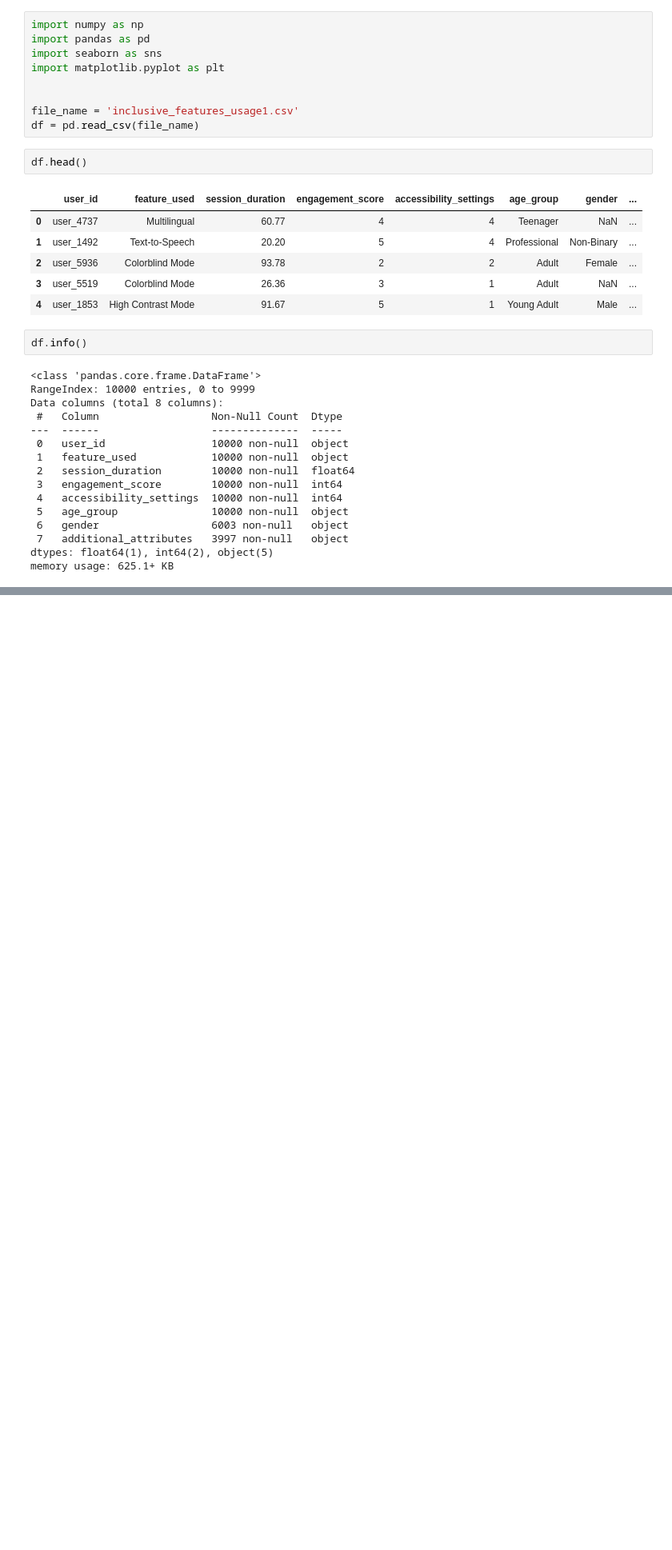
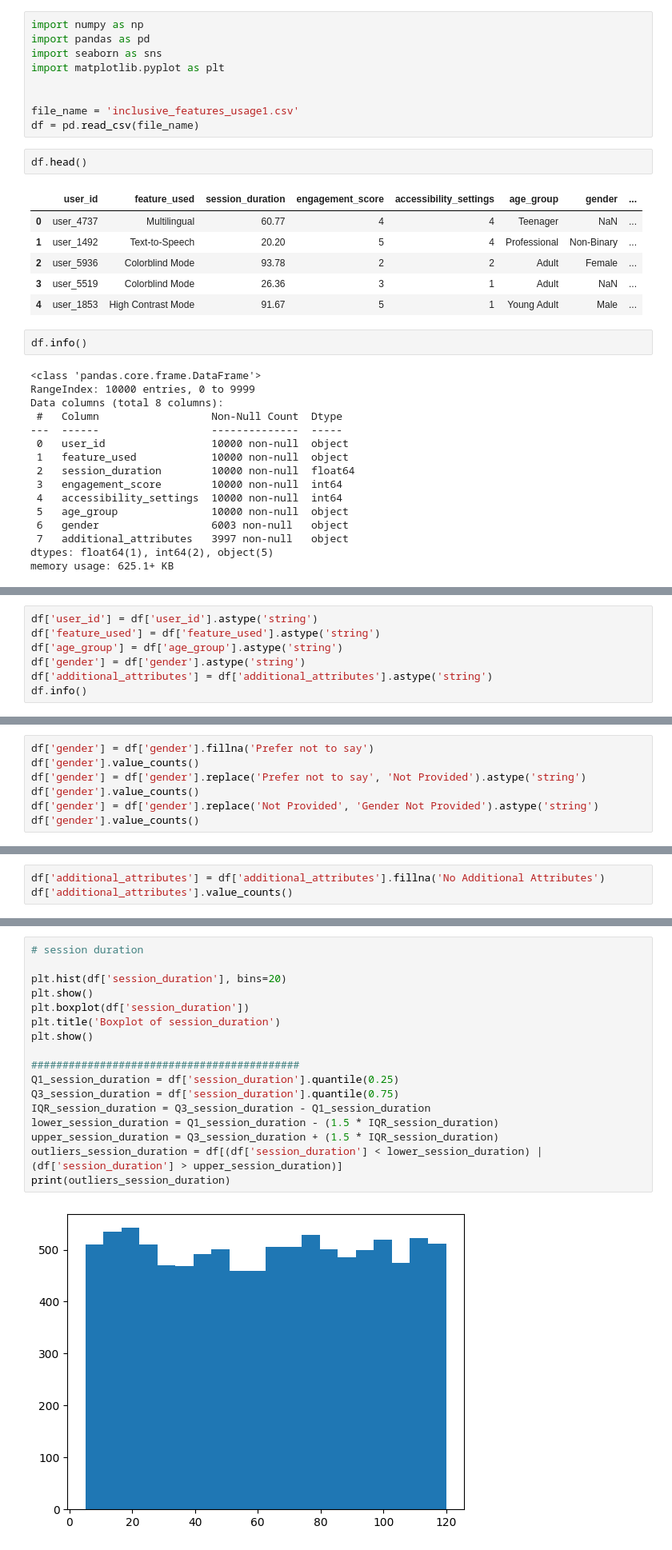
Before and after one commit to adesina923/HackDiversityDataInterviewChallenge-AdesinaAdeniran, a Jupyter notebook: AA_Hack_Diversity_Data_Interview_Product_Inclusion_Analysis_Challenge.ipynb, the cells around one changed output, grey strips where cells are left out. Shown: that part at 80% size. Cells and saved outputs as stored; diff of their text form; blank space fills up the shorter version.

```diff
--- a/AA_Hack_Diversity_Data_Interview_Product_Inclusion_Analysis_Challenge.ipynb
+++ b/AA_Hack_Diversity_Data_Interview_Product_Inclusion_Analysis_Challenge.ipynb
@@ -40,0 +45,7 @@ memory usage: 625.1+ KB
+# %%
+df['user_id'] = df['user_id'].astype('string')
+df['feature_used'] = df['feature_used'].astype('string')
+df['age_group'] = df['age_group'].astype('string')
+df['gender'] = df['gender'].astype('string')
+df['additional_attributes'] = df['additional_attributes'].astype('string')
+df.info()
@@ -40,0 +80,7 @@ memory usage: 625.1+ KB
+# %%
+df['gender'] = df['gender'].fillna('Prefer not to say')
+df['gender'].value_counts()
+df['gender'] = df['gender'].replace('Prefer not to say', 'Not Provided').astype('string')
+df['gender'].value_counts()
+df['gender'] = df['gender'].replace('Not Provided', 'Gender Not Provided').astype('string')
+df['gender'].value_counts()
@@ -40,0 +96,3 @@ memory usage: 625.1+ KB
+# %%
+df['additional_attributes'] = df['additional_attributes'].fillna('No Additional Attributes')
+df['additional_attributes'].value_counts()
@@ -40,0 +131,19 @@ memory usage: 625.1+ KB
+# %%
+# session duration
+
+plt.hist(df['session_duration'], bins=20)
+plt.show()
+plt.boxplot(df['session_duration'])
+plt.title('Boxplot of session_duration')
+plt.show()
+
+###########################################
+Q1_session_duration = df['session_duration'].quantile(0.25)
+Q3_session_duration = df['session_duration'].quantile(0.75)
+IQR_session_duration = Q3_session_duration - Q1_session_duration
+lower_session_duration = Q1_session_duration - (1.5 * IQR_session_duration)
+upper_session_duration = Q3_session_duration + (1.5 * IQR_session_duration)
+outliers_session_duration = df[(df['session_duration'] < lower_session_duration) | (df['session_duration'] > upper_session_duration)]
+print(outliers_session_duration)
+# %% [output]
+[figure, added]
```
Also changed, not shown: parts of 20 cells of this notebook.
